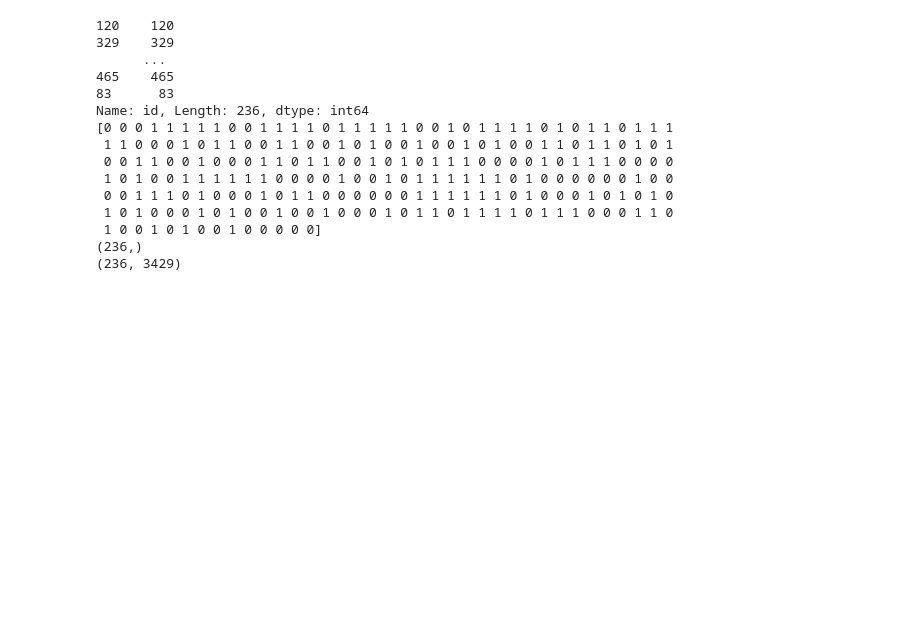
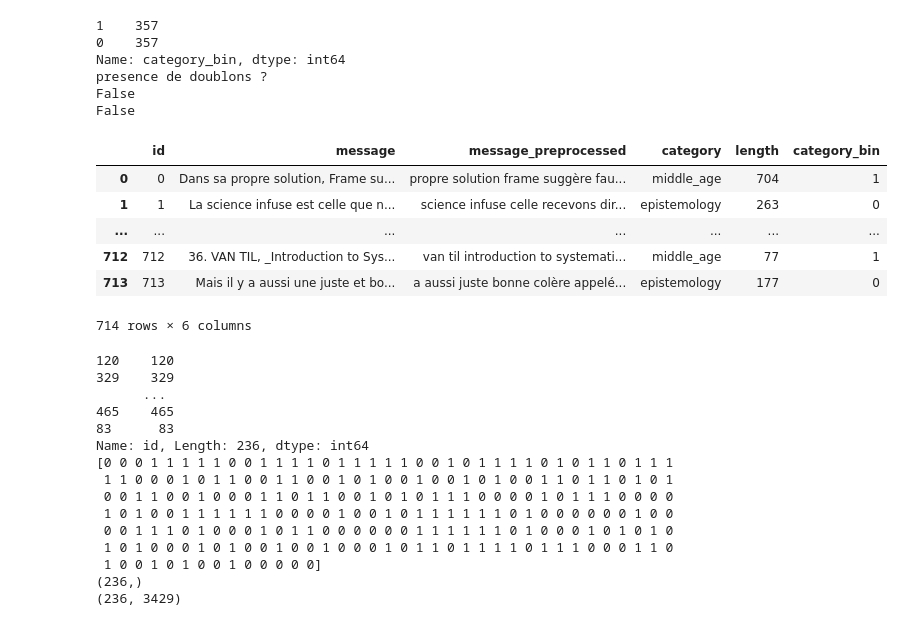
Before and after one commit to lolodino77/classification_texte_articles, a Jupyter notebook: sources/classification/tfidf/3_train_test_best_model.ipynb, the cells around one changed output. Cells and saved outputs as stored; diff of their text form; code cells hidden in the pictures; blank space fills up the shorter version.

```diff
--- a/sources/tfidf/3_train_test_best_model.ipynb
+++ b/sources/classification/tfidf/3_train_test_best_model.ipynb
@@ -54,3 +29,28 @@ False
+# %%
+path = PureWindowsPath(os.getcwd() + "/data/input/data_middle_age_epistemology.parquet")
+path = path.as_posix() #convertir en path linux (convertir les \\ en /)
+corpus = pd.read_parquet(path) #engine="fastparquet"
+corpus = get_balanced_binary_dataset(corpus, class_col_name="category")
+
+print(corpus["category_bin"].value_counts())
+print("presence de doublons ?")
+print(corpus.id.duplicated().any())
+print(corpus.index.duplicated().any())
+corpus
+# %% [output]
+1    357
+0    357
+Name: category_bin, dtype: int64
+presence de doublons ?
+False
+False
+|  | id | message | message_preprocessed | category | length | category_bin |
+| 0 | 0 | Dans sa propre solution, Frame su... | propre solution frame suggère fau... | middle_age | 704 | 1 |
+| 1 | 1 | La science infuse est celle que n... | science infuse celle recevons dir... | epistemology | 263 | 0 |
+| ... | ... | ... | ... | ... | ... | ... |
+| 712 | 712 | 36. VAN TIL, _Introduction to Sys... | van til introduction to systemati... | middle_age | 77 | 1 |
+| 713 | 713 | Mais il y a aussi une juste et bo... | a aussi juste bonne colère appelé... | epistemology | 177 | 0 |
+714 rows × 6 columns
 # %%
 from sklearn.svm import SVC
 from sklearn.linear_model import SGDClassifier
```
Also changed, not shown: parts of 3 cells of this notebook, 11 other files.
